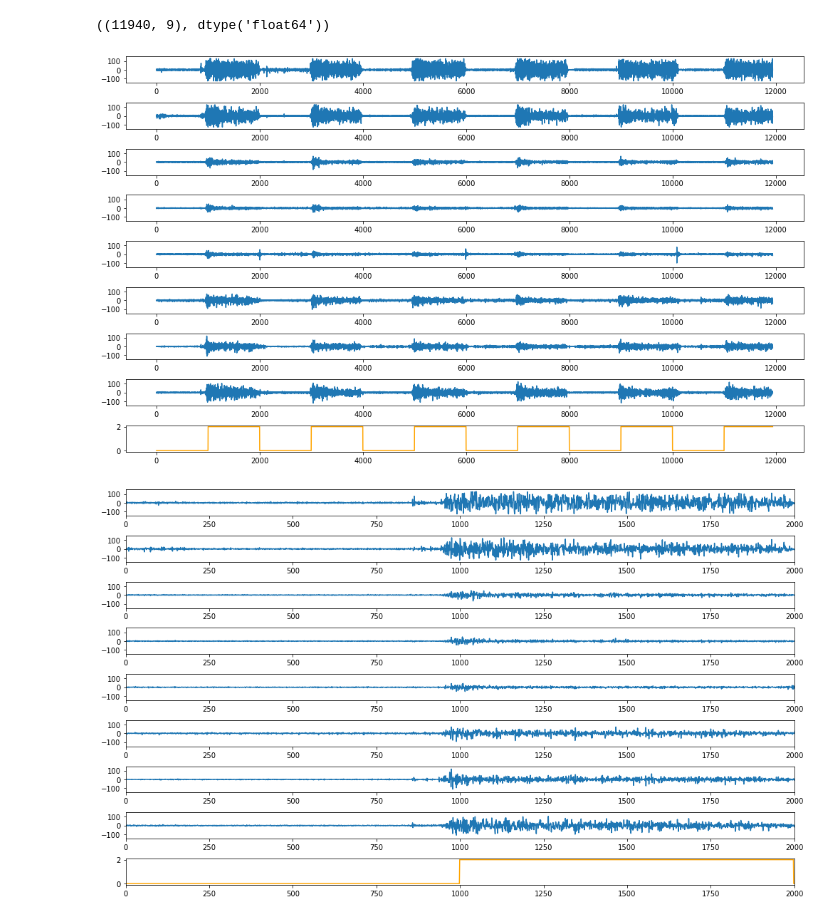
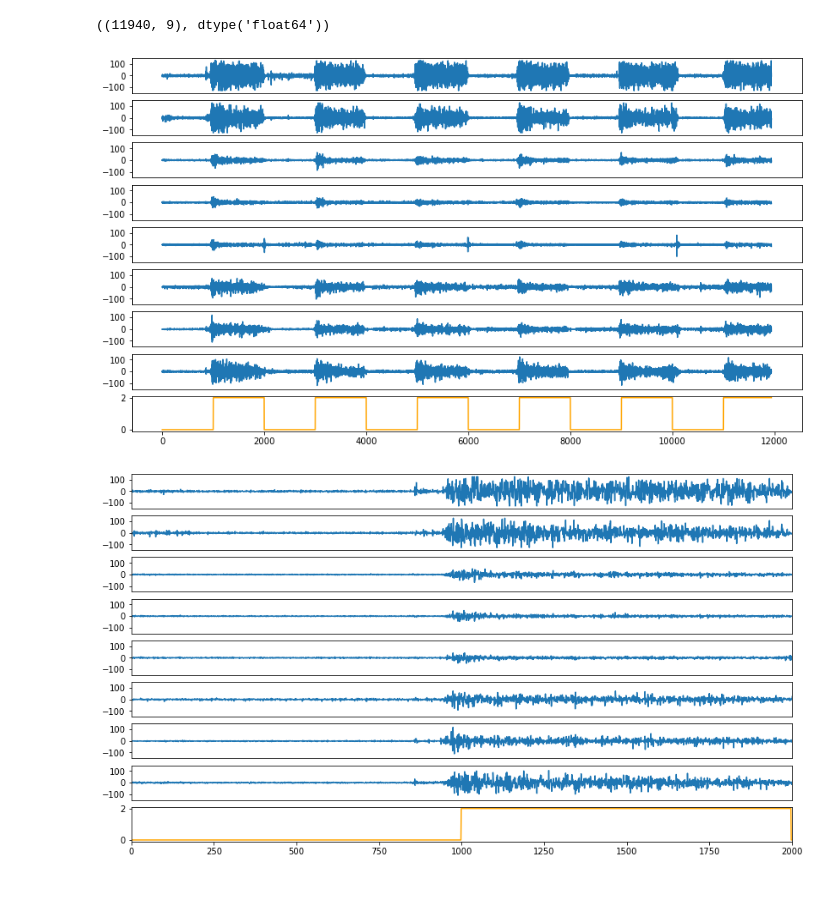
Before and after one commit to aljazfrancic/myo-readings-dataset, a Jupyter notebook: load-example/load-example.ipynb, the cells around one changed output. Cells and saved outputs as stored; diff of their text form; code cells hidden in the pictures; blank space fills up the shorter version.

```diff
--- a/load-example/load-example.ipynb
+++ b/load-example/load-example.ipynb
@@ -10,22 +10,22 @@ data.shape, data.dtype
 # %%
 def draw(xlim):
     plt.figure(figsize=(14, 8))
     # draw EMG
     for chan in range(8):
         plt.subplot(9, 1, chan + 1)
         plt.plot(data[:, chan])
         plt.ylim(-150, 150)
         plt.xlim(xlim)
-        plt.tight_layout()
+        plt.xticks([])
     # draw class/gesture label
     plt.subplot(9, 1, 9)
     plt.plot(data[:, 8], color = "orange")
     plt.xlim(xlim)
 
 # draw whole graph
 draw(None)
 # draw first 10 seconds
 draw((0, 2000))
 # %% [output]
-[figure, old version]
+[figure, new version]
-[figure, old version]
+[figure, new version]
```
